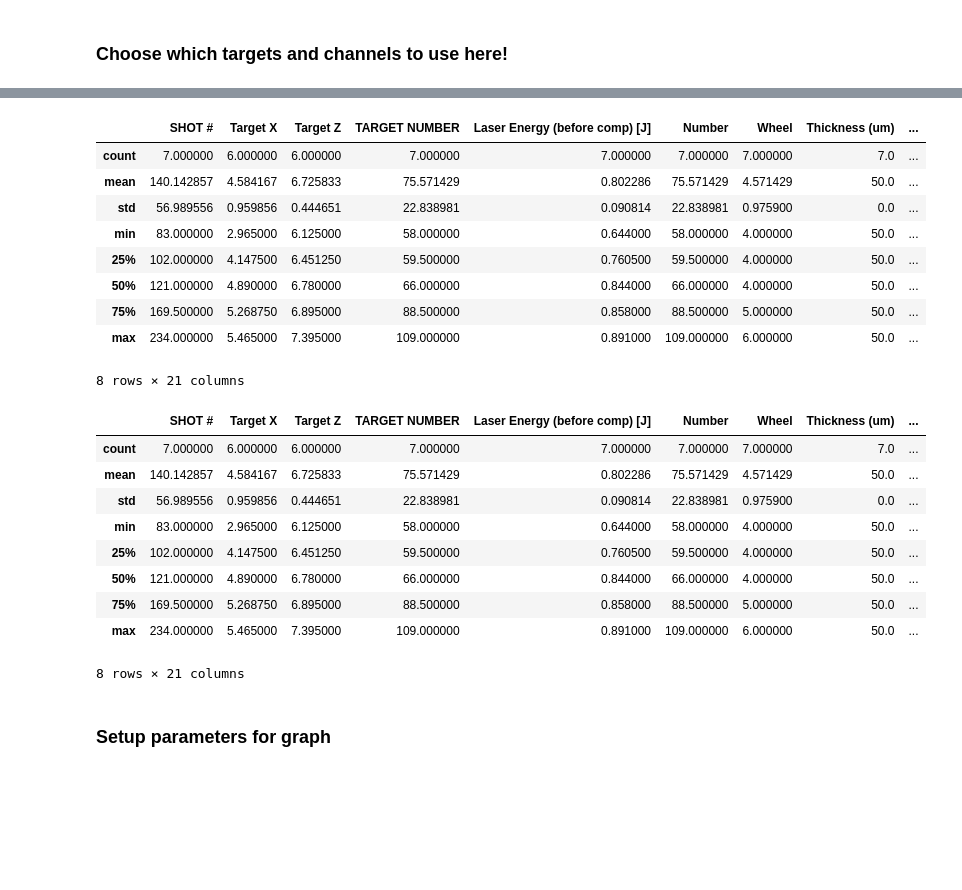
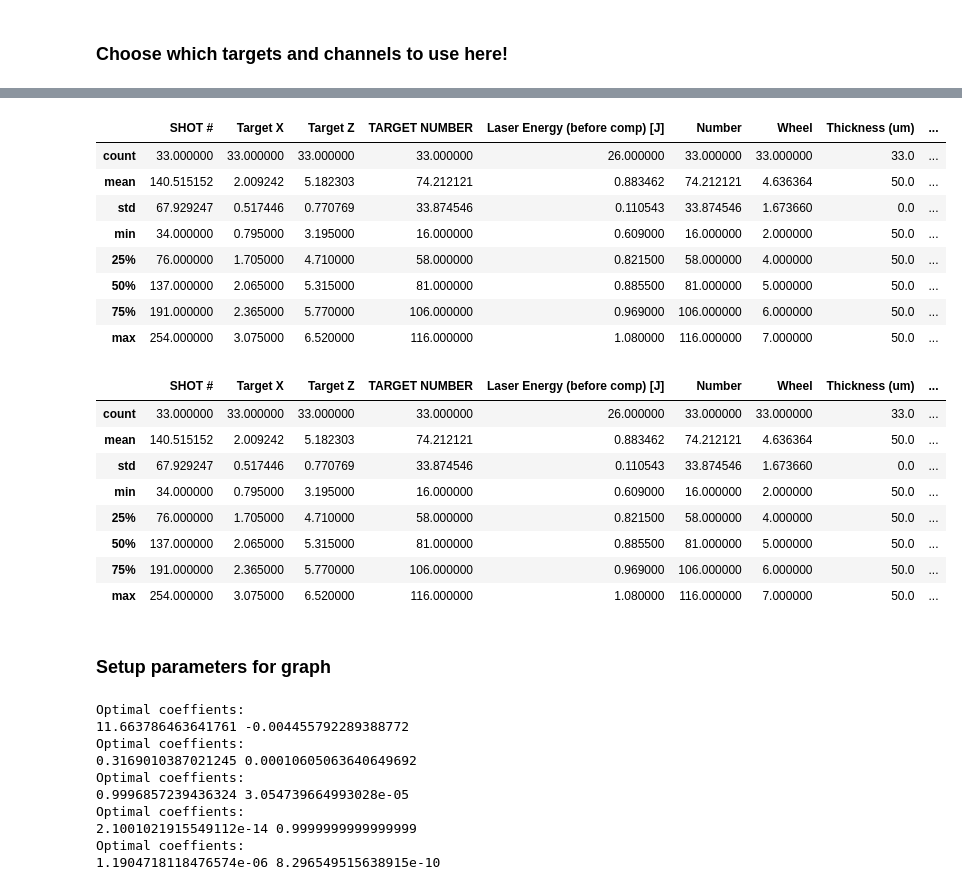
Before and after one commit to Jammi-Dodgers/celia_analysis, a Jupyter notebook: focus_scan_analysis.ipynb, the cells around one changed output, grey strips where cells are left out. Cells and saved outputs as stored; diff of their text form; code cells hidden in the pictures; blank space fills up the shorter version.

```diff
--- a/focus_scan_analysis.ipynb
+++ b/focus_scan_analysis.ipynb
@@ -45,7 +43,7 @@ shotsheet["d"] = np.linalg.norm(shotsheet[["relative X", "relative Z"]], axis= 1
 shotsheet = shotsheet[shotsheet["Type"] == "wire"]
 shotsheet = shotsheet[shotsheet["Material"] == "Cu"]
 shotsheet = shotsheet[shotsheet["Length(mm)"] == 8]
-shotsheet = shotsheet[shotsheet["nth shot on target"] == 8]
+shotsheet = shotsheet[shotsheet["nth shot on target"] == 1]
 
 shotsheet.describe()
 # %% [output]
@@ -108,13 +107,12 @@ Found 1 file:
 # %%
-active_pyro_channels = np.intersect1d(pyro_channels, list(diagnostic_data.keys())) # useful to know which pyro channels to analysise and plot
+pyro_channels_to_bg_subtract = ["Ch1","Ch2","Ch3"]
+pyro_channels = ["Ch1","Ch2","Ch3","Ch4"] # Establishing a catagory of diagnostics will be helpful later.
+
+pyro_channels = np.intersect1d(pyro_channels, list(diagnostic_data.keys())) # useful to know which pyro channels to analysise and plot
+pyro_channels_to_bg_subtract = np.intersect1d(pyro_channels_to_bg_subtract, list(diagnostic_data.keys()))
 
 diagnostic_data = diagnostic_data.merge(background_lookup, how= "left", on= "shot") # add the background infomation to the shotsheet
 diagnostic_data["bg data"].fillna(0, inplace= True) # Sometimes the background was not measured
-
-diagnostic_data[active_pyro_channels] = (diagnostic_data[active_pyro_channels].values.T -diagnostic_data["bg data"].values).T # Background subtraction. It took me ages to figure out how to do this with pandas. (Spoilers: I cheated and converted it into numpy arrays)
-diagnostic_data.drop("bg data", axis= 1, inplace= True) # The background data is no longer needed now that we have finished background subtraction.
-
-diagnostic_data.describe()
 # %% [output]
 The behavior will change in pandas 3.0. This inplace method will never work because the intermediate object on which we are setting values always behaves as a copy.
 
@@ -133,0 +123,7 @@ For example, when doing 'df[col].method(value, inplace=True)', try using 'df.met
+# %%
+for ch in pyro_channels_to_bg_subtract:
+    diagnostic_data[ch] = diagnostic_data[ch] -diagnostic_data["bg data"]
+
+diagnostic_data.drop("bg data", axis= 1, inplace= True) # The background data is no longer needed now that we have finished background subtraction.
+
+diagnostic_data.describe()
@@ -134,21 +140,20 @@ For example, when doing 'df[col].method(value, inplace=True)', try using 'df.met
 # %%
 find_minima = lambda x: np.abs(np.nanmin(x))
-diagnostic_data[active_pyro_channels] = diagnostic_data[active_pyro_channels].map(find_minima, na_action= "ignore") # find the minima of every pyro channel. df.map applies the function element-wise rather than row or column-wise
+diagnostic_data[pyro_channels] = diagnostic_data[pyro_channels].map(find_minima, na_action= "ignore") # find the minima of every pyro channel. df.map applies the function element-wise rather than row or column-wise
 
 shotsheet = shotsheet.merge(diagnostic_data, how= "left", left_on= "SHOT #", right_on= "shot") #merge with shotsheet
 
 shotsheet.describe()
 # %% [output]
 |  | SHOT # | Target X | Target Z | TARGET NUMBER | Laser Energy (before comp) [J] | Number | Wheel | Thickness (um) | ... |
-| count | 7.000000 | 6.000000 | 6.000000 | 7.000000 | 7.000000 | 7.000000 | 7.000000 | 7.0 | ... |
-| mean | 140.142857 | 4.584167 | 6.725833 | 75.571429 | 0.802286 | 75.571429 | 4.571429 | 50.0 | ... |
-| std | 56.989556 | 0.959856 | 0.444651 | 22.838981 | 0.090814 | 22.838981 | 0.975900 | 0.0 | ... |
-| min | 83.000000 | 2.965000 | 6.125000 | 58.000000 | 0.644000 | 58.000000 | 4.000000 | 50.0 | ... |
-| 25% | 102.000000 | 4.147500 | 6.451250 | 59.500000 | 0.760500 | 59.500000 | 4.000000 | 50.0 | ... |
-| 50% | 121.000000 | 4.890000 | 6.780000 | 66.000000 | 0.844000 | 66.000000 | 4.000000 | 50.0 | ... |
-| 75% | 169.500000 | 5.268750 | 6.895000 | 88.500000 | 0.858000 | 88.500000 | 5.000000 | 50.0 | ... |
-| max | 234.000000 | 5.465000 | 7.395000 | 109.000000 | 0.891000 | 109.000000 | 6.000000 | 50.0 | ... |
+| count | 33.000000 | 33.000000 | 33.000000 | 33.000000 | 26.000000 | 33.000000 | 33.000000 | 33.0 | ... |
+| mean | 140.515152 | 2.009242 | 5.182303 | 74.212121 | 0.883462 | 74.212121 | 4.636364 | 50.0 | ... |
+| std | 67.929247 | 0.517446 | 0.770769 | 33.874546 | 0.110543 | 33.874546 | 1.673660 | 0.0 | ... |
+| min | 34.000000 | 0.795000 | 3.195000 | 16.000000 | 0.609000 | 16.000000 | 2.000000 | 50.0 | ... |
+| 25% | 76.000000 | 1.705000 | 4.710000 | 58.000000 | 0.821500 | 58.000000 | 4.000000 | 50.0 | ... |
+| 50% | 137.000000 | 2.065000 | 5.315000 | 81.000000 | 0.885500 | 81.000000 | 5.000000 | 50.0 | ... |
+| 75% | 191.000000 | 2.365000 | 5.770000 | 106.000000 | 0.969000 | 106.000000 | 6.000000 | 50.0 | ... |
+| max | 254.000000 | 3.075000 | 6.520000 | 116.000000 | 1.080000 | 116.000000 | 7.000000 | 50.0 | ... |
-8 rows × 21 columns
 # %%
 diags = list(diagnostics)
 
@@ -160,15 +165,14 @@ shotsheet = shotsheet.replace([-np.inf, np.inf], np.nan) # infs are invalid. I t
 shotsheet.describe()
 # %% [output]
 |  | SHOT # | Target X | Target Z | TARGET NUMBER | Laser Energy (before comp) [J] | Number | Wheel | Thickness (um) | ... |
-| count | 7.000000 | 6.000000 | 6.000000 | 7.000000 | 7.000000 | 7.000000 | 7.000000 | 7.0 | ... |
-| mean | 140.142857 | 4.584167 | 6.725833 | 75.571429 | 0.802286 | 75.571429 | 4.571429 | 50.0 | ... |
-| std | 56.989556 | 0.959856 | 0.444651 | 22.838981 | 0.090814 | 22.838981 | 0.975900 | 0.0 | ... |
-| min | 83.000000 | 2.965000 | 6.125000 | 58.000000 | 0.644000 | 58.000000 | 4.000000 | 50.0 | ... |
-| 25% | 102.000000 | 4.147500 | 6.451250 | 59.500000 | 0.760500 | 59.500000 | 4.000000 | 50.0 | ... |
-| 50% | 121.000000 | 4.890000 | 6.780000 | 66.000000 | 0.844000 | 66.000000 | 4.000000 | 50.0 | ... |
-| 75% | 169.500000 | 5.268750 | 6.895000 | 88.500000 | 0.858000 | 88.500000 | 5.000000 | 50.0 | ... |
-| max | 234.000000 | 5.465000 | 7.395000 | 109.000000 | 0.891000 | 109.000000 | 6.000000 | 50.0 | ... |
+| count | 33.000000 | 33.000000 | 33.000000 | 33.000000 | 26.000000 | 33.000000 | 33.000000 | 33.0 | ... |
+| mean | 140.515152 | 2.009242 | 5.182303 | 74.212121 | 0.883462 | 74.212121 | 4.636364 | 50.0 | ... |
+| std | 67.929247 | 0.517446 | 0.770769 | 33.874546 | 0.110543 | 33.874546 | 1.673660 | 0.0 | ... |
+| min | 34.000000 | 0.795000 | 3.195000 | 16.000000 | 0.609000 | 16.000000 | 2.000000 | 50.0 | ... |
+| 25% | 76.000000 | 1.705000 | 4.710000 | 58.000000 | 0.821500 | 58.000000 | 4.000000 | 50.0 | ... |
+| 50% | 137.000000 | 2.065000 | 5.315000 | 81.000000 | 0.885500 | 81.000000 | 5.000000 | 50.0 | ... |
+| 75% | 191.000000 | 2.365000 | 5.770000 | 106.000000 | 0.969000 | 106.000000 | 6.000000 | 50.0 | ... |
+| max | 254.000000 | 3.075000 | 6.520000 | 116.000000 | 1.080000 | 116.000000 | 7.000000 | 50.0 | ... |
-8 rows × 21 columns
 # %% [markdown]
 ### Setup parameters for graph
 # %%
@@ -204,2 +208,24 @@ xaxis = "SHOT #"
 
 model= cf.polynomial
+# %%
+fit_x, fit_y, fit_delta = {}, {}, {}
+
+for diagnostic in diagnostics:
+    fit_x[diagnostic], fit_y[diagnostic], fit_delta[diagnostic] = cf.polynomial_fit(shotsheet[xaxis],
+                                                                                    shotsheet[diagnostic],
+                                                                                    number_of_points= number_of_points,
+                                                                                    x0= x0[diagnostic],
+                                                                                    constraints= constraints[diagnostic],
+                                                                                    confidence= confidence,
+                                                                                    model_function= model)
+# %% [output]
+Optimal coeffients:
+11.663786463641761 -0.004455792289388772
+Optimal coeffients:
+0.3169010387021245 0.00010605063640649692
+Optimal coeffients:
+0.9996857239436324 3.054739664993028e-05
+Optimal coeffients:
+2.1001021915549112e-14 0.9999999999999999
+Optimal coeffients:
+1.1904718118476574e-06 8.296549515638915e-10
```
Also changed, not shown: parts of 10 cells of this notebook, 16 other files.
